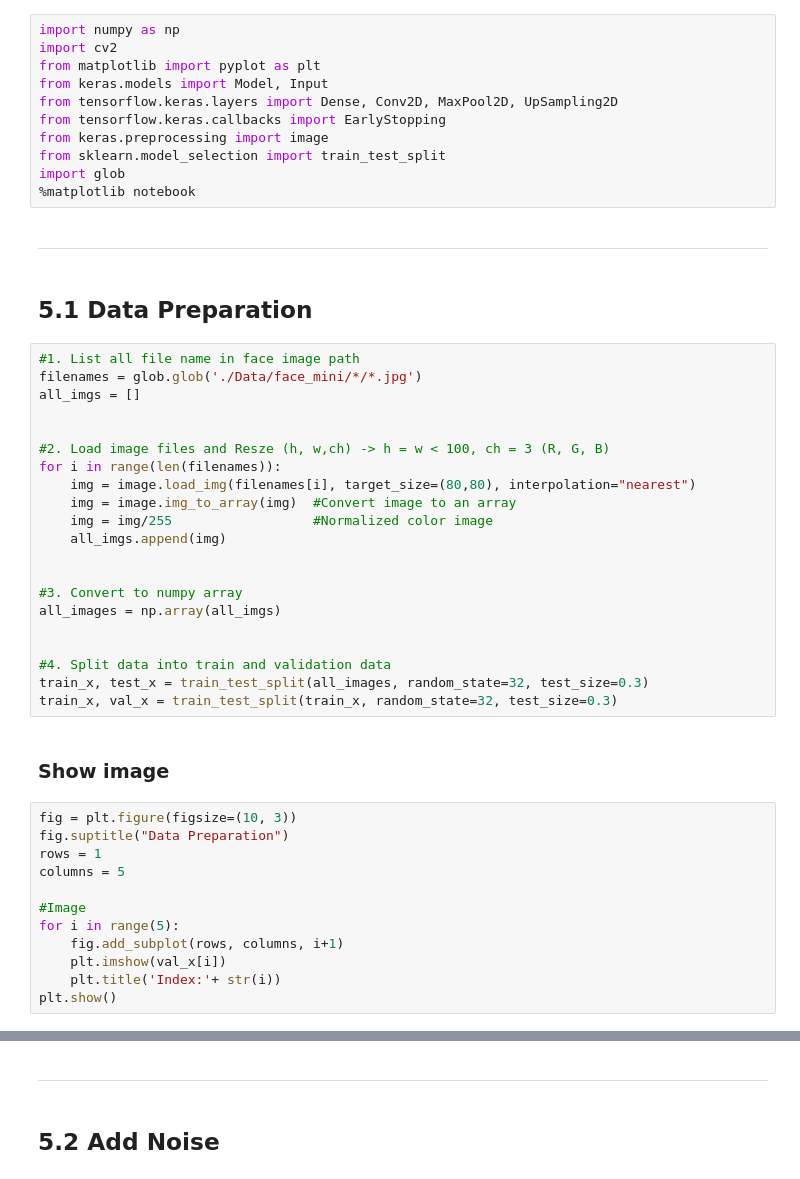
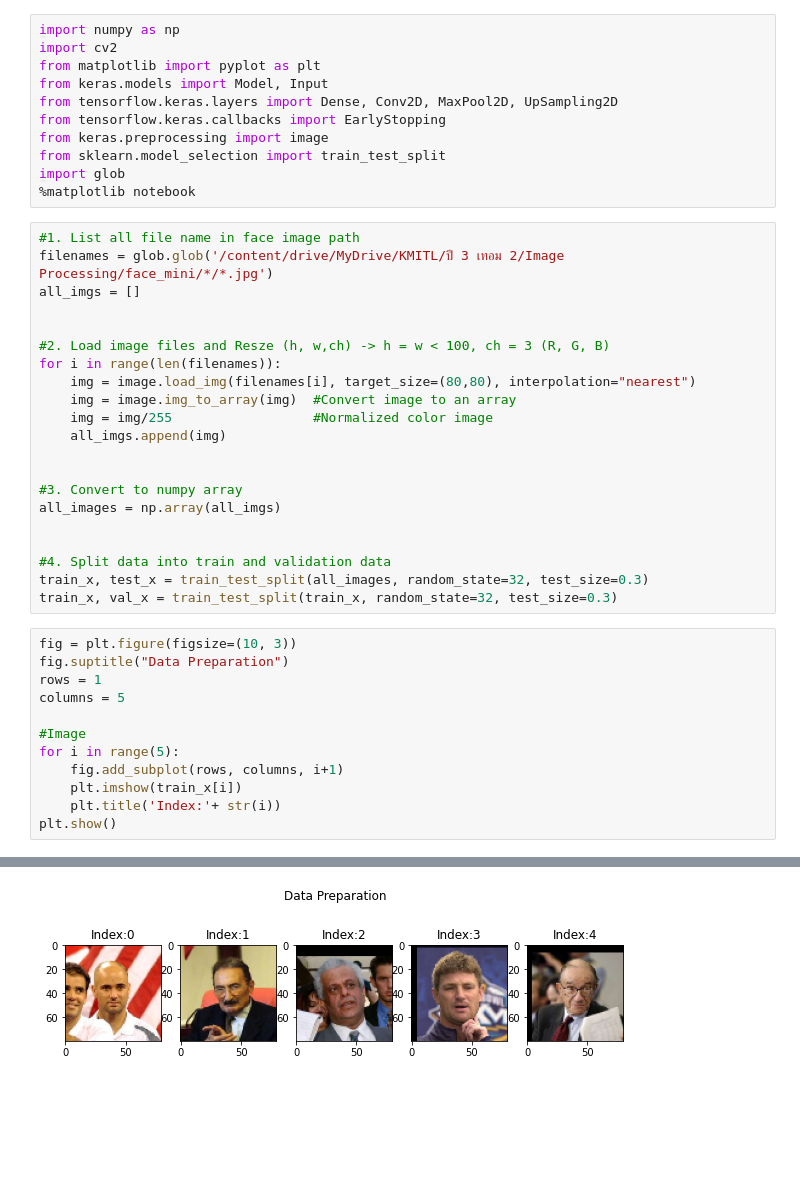
Before and after one commit to songvut365/image-processing, a Jupyter notebook: Activity5.ipynb, the cells around one changed output, grey strips where cells are left out. Drawn from its saved outputs; the diff is of its cells as text; blank space fills up the shorter version.

```diff
--- a/Activity5.ipynb
+++ b/Activity5.ipynb
@@ -11,13 +9,9 @@ from keras.preprocessing import image
 from sklearn.model_selection import train_test_split
 import glob
 %matplotlib notebook
-# %% [markdown]
----
-# %% [markdown]
-## 5.1 Data Preparation
 # %%
 #1. List all file name in face image path
-filenames = glob.glob('./Data/face_mini/*/*.jpg')
+filenames = glob.glob('/content/drive/MyDrive/KMITL/ปี 3 เทอม 2/Image Processing/face_mini/*/*.jpg')
 all_imgs = []
 
 
@@ -36,8 +30,6 @@ all_images = np.array(all_imgs)
 #4. Split data into train and validation data
 train_x, test_x = train_test_split(all_images, random_state=32, test_size=0.3)
 train_x, val_x = train_test_split(train_x, random_state=32, test_size=0.3)
-# %% [markdown]
-### Show image
 # %%
 fig = plt.figure(figsize=(10, 3))
 fig.suptitle("Data Preparation")
@@ -47,7 +39,7 @@ columns = 5
 #Image
 for i in range(5):
     fig.add_subplot(rows, columns, i+1)
-    plt.imshow(val_x[i])
+    plt.imshow(train_x[i])
     plt.title('Index:'+ str(i))
 plt.show()
 # %% [output]
@@ -56,6 +46,3 @@ plt.show()
+[figure, added]
-# %% [markdown]
----
-# %% [markdown]
-## 5.2 Add Noise
 # %%
 #1. Add noise
```
Also changed, not shown: parts of 13 cells of this notebook.
